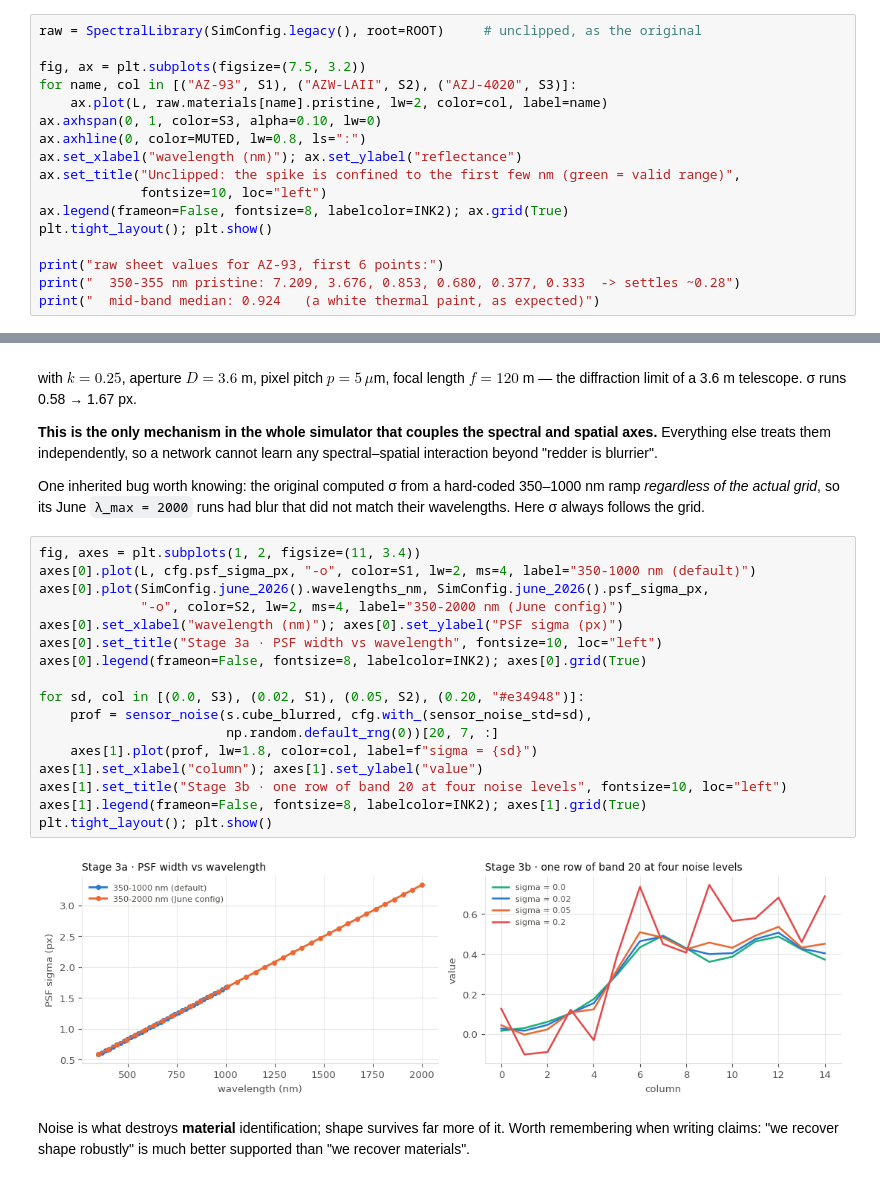
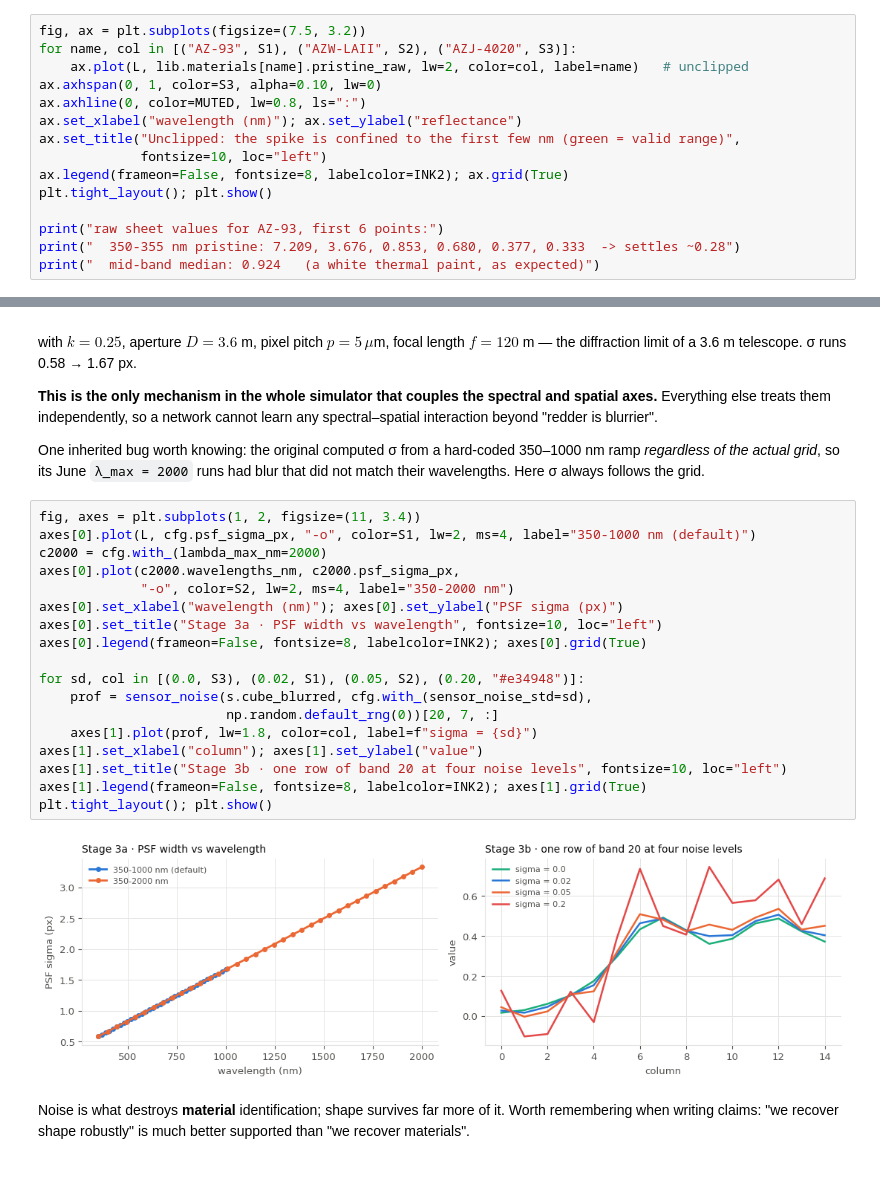
Before and after one commit to paavalipopov/satellites, a Jupyter notebook: scripts/01_generation_walkthrough.ipynb, the cells around one changed output, grey strips where cells are left out. Drawn from its saved outputs; the diff is of its cells as text.

```diff
--- a/scripts/01_generation_walkthrough.ipynb
+++ b/scripts/01_generation_walkthrough.ipynb
@@ -151,11 +149,9 @@ trimming the grid is the honest fix. **Marginal** values just outside [0, 1] in
 mid-band, like Aluminium 6061 at 1.01, are a calibration offset against the
 reference standard; clipping those is reasonable.
 # %%
-raw = SpectralLibrary(SimConfig.legacy(), root=ROOT)     # unclipped, as the original
-
 fig, ax = plt.subplots(figsize=(7.5, 3.2))
 for name, col in [("AZ-93", S1), ("AZW-LAII", S2), ("AZJ-4020", S3)]:
-    ax.plot(L, raw.materials[name].pristine, lw=2, color=col, label=name)
+    ax.plot(L, lib.materials[name].pristine_raw, lw=2, color=col, label=name)   # unclipped
 ax.axhspan(0, 1, color=S3, alpha=0.10, lw=0)
 ax.axhline(0, color=MUTED, lw=0.8, ls=":")
 ax.set_xlabel("wavelength (nm)"); ax.set_ylabel("reflectance")
@@ -368,22 +364,23 @@ had blur that did not match their wavelengths. Here σ always follows the grid.
 # %%
 fig, axes = plt.subplots(1, 2, figsize=(11, 3.4))
 axes[0].plot(L, cfg.psf_sigma_px, "-o", color=S1, lw=2, ms=4, label="350-1000 nm (default)")
-axes[0].plot(SimConfig.june_2026().wavelengths_nm, SimConfig.june_2026().psf_sigma_px,
-             "-o", color=S2, lw=2, ms=4, label="350-2000 nm (June config)")
+c2000 = cfg.with_(lambda_max_nm=2000)
+axes[0].plot(c2000.wavelengths_nm, c2000.psf_sigma_px,
+             "-o", color=S2, lw=2, ms=4, label="350-2000 nm")
 axes[0].set_xlabel("wavelength (nm)"); axes[0].set_ylabel("PSF sigma (px)")
 axes[0].set_title("Stage 3a · PSF width vs wavelength", fontsize=10, loc="left")
 axes[0].legend(frameon=False, fontsize=8, labelcolor=INK2); axes[0].grid(True)
 
 for sd, col in [(0.0, S3), (0.02, S1), (0.05, S2), (0.20, "#e34948")]:
     prof = sensor_noise(s.cube_blurred, cfg.with_(sensor_noise_std=sd),
                         np.random.default_rng(0))[20, 7, :]
     axes[1].plot(prof, lw=1.8, color=col, label=f"sigma = {sd}")
 axes[1].set_xlabel("column"); axes[1].set_ylabel("value")
 axes[1].set_title("Stage 3b · one row of band 20 at four noise levels", fontsize=10, loc="left")
 axes[1].legend(frameon=False, fontsize=8, labelcolor=INK2); axes[1].grid(True)
 plt.tight_layout(); plt.show()
 # %% [output]
-[figure, old version]
+[figure, new version]
 # %% [markdown]
 Noise is what destroys **material** identification; shape survives far more of
 it. Worth remembering when writing claims: "we recover shape robustly" is much
```
Also changed, not shown: parts of 11 cells of this notebook, 10 other files.
